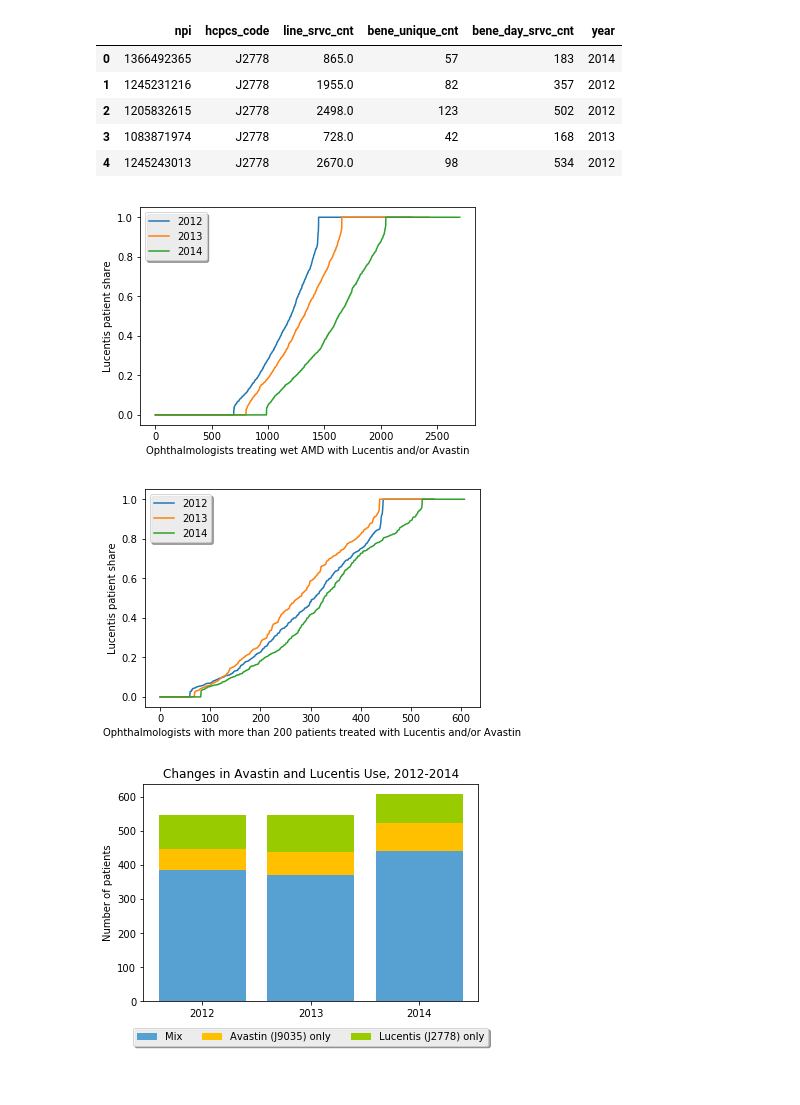
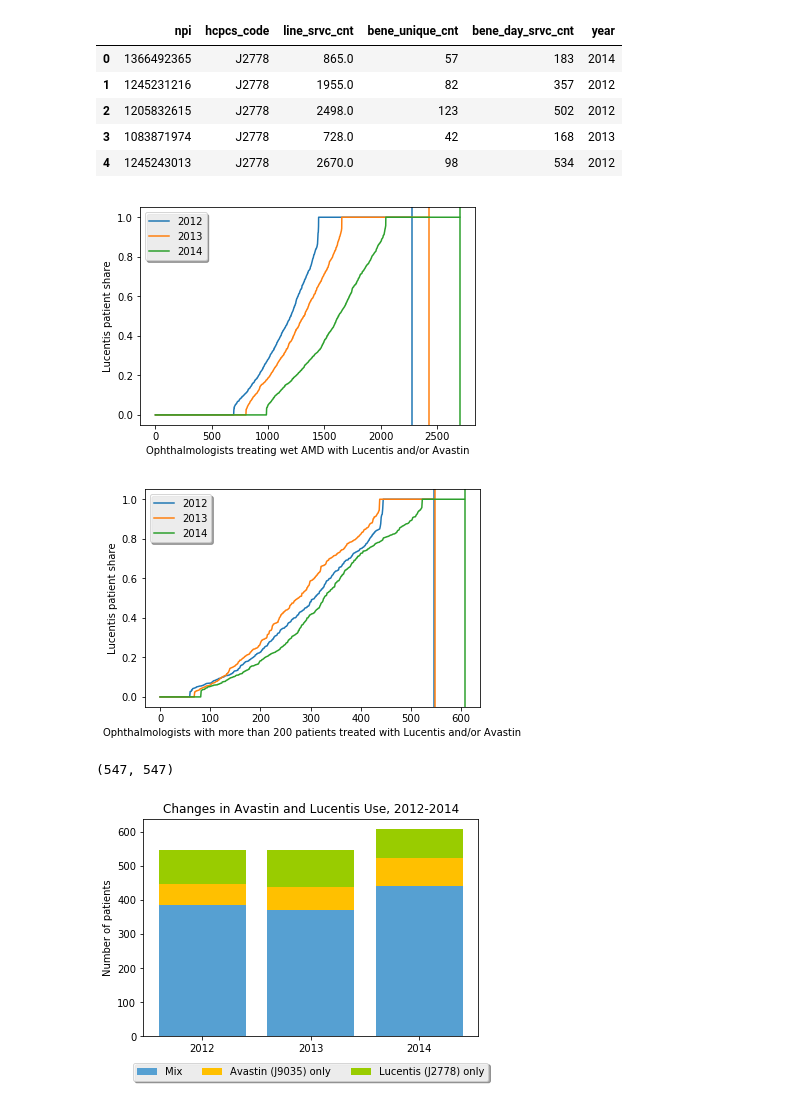
Before and after one commit to rlouyang/ec970, a Jupyter notebook: lucentisavastin.ipynb, the cells around one changed output. Saved outputs shown, nothing was run; the diff lists cells and outputs as text; code cells hidden in the pictures.

```diff
--- a/lucentisavastin.ipynb
+++ b/lucentisavastin.ipynb
@@ -31,20 +31,21 @@ a = df.apply(process, axis=1)
 # %%
 lucentis_percentages = {2012: {}, 2013: {}, 2014: {}}
 def percentage(row):
     npi = row['npi']
     year = row['year']
     lucentis_percentages[year][npi] = providers[year][npi]['J2778'] * 1. / providers[year][npi]['sum']
 
 a = df.apply(percentage, axis=1)
 plt.clf()
 for year in years:
     plt.plot(sorted(lucentis_percentages[year].values()), label=str(year))
+    plt.axvline(x=len(lucentis_percentages[year]), color='C{}'.format(year - 2012))
 plt.legend(fancybox=True, shadow=True)
 plt.xlabel('Ophthalmologists treating wet AMD with Lucentis and/or Avastin')
 plt.ylabel('Lucentis patient share')
 plt.savefig('lucentispatientshare.pdf')
 # %% [output]
-[figure, old version]
+[figure, new version]
 # %%
 data = []
 lucentis_prop = {}
@@ -61,6 +62,8 @@ for year in years:
     data.append(list(year_df.groupby(['J9035', 'J2778']).size()))
     lucentis_prop[year] = year_df['lucentis_prop']
     plt.plot(sorted(list(lucentis_prop[year])), label=str(year))
+    plt.axvline(x=len(lucentis_prop[year]) + int(year == 2013), color='C{}'.format(year - 2012))
+
 final_counts = pd.DataFrame(data, index=years, columns=['Lucentis (J2778) only',
                                                         'Avastin (J9035) only',
                                                         'Both'])
@@ -70,7 +73,11 @@ plt.xlabel('Ophthalmologists with more than 200 patients treated with Lucentis a
 plt.ylabel('Lucentis patient share')
 plt.savefig('lucentispatientshare200.pdf')
 # %% [output]
-[figure, old version]
+[figure, new version]
+# %%
+len(lucentis_prop[2012]), len(lucentis_prop[2013])
+# %% [output]
+(547, 547)
 # %%
 final_props = final_counts.div(final_counts.sum(axis=1), axis=0)
 # %%
```
Also changed, not shown: 3 other files.
